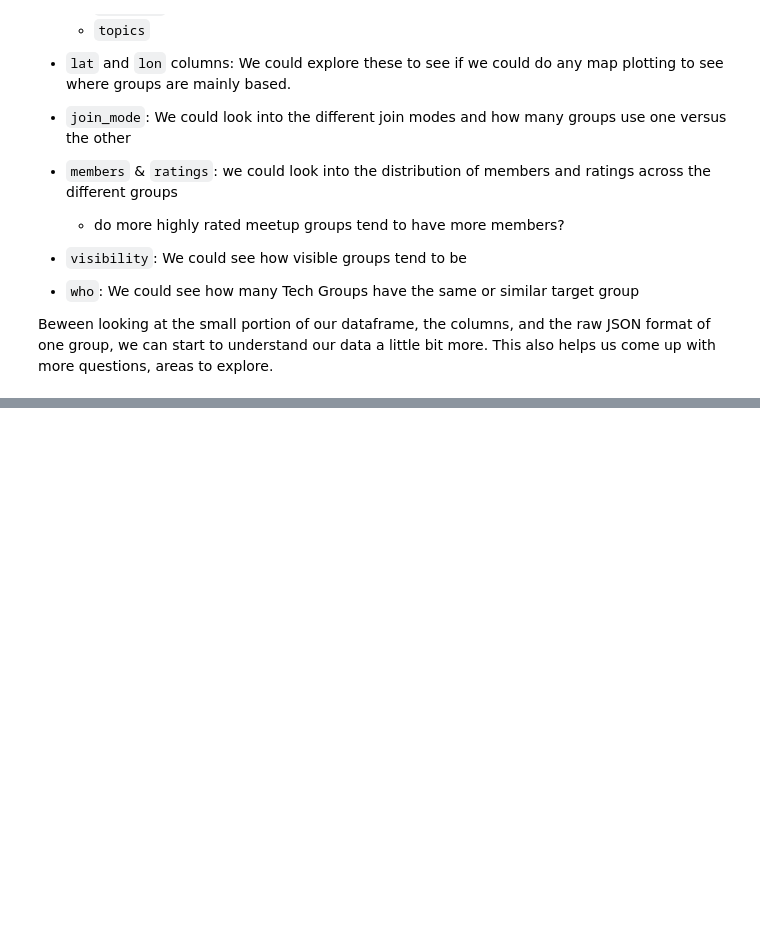
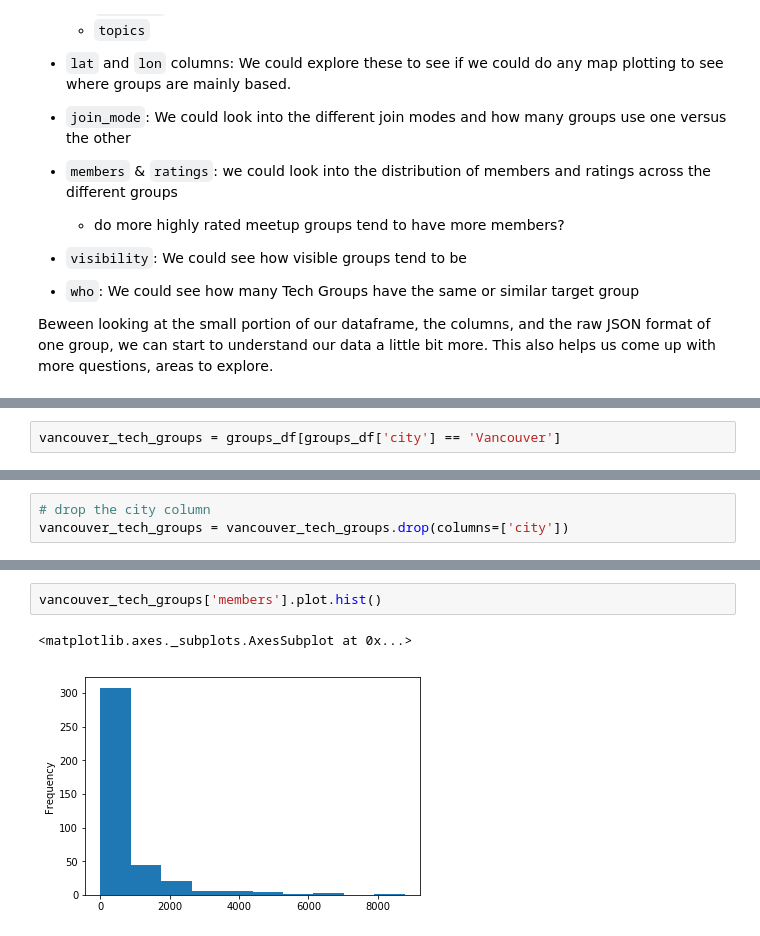
Before and after one commit to johannesgiorgis/ds_challenges, a Jupyter notebook: 01_explore_meetup_api/explore_vancouver_meetups.ipynb, the cells around one changed output, grey strips where cells are left out. Cells and saved outputs as stored; diff of their text form; blank space fills up the shorter version.

Commit message:
started exploring members

```diff
--- a/01_explore_meetup_api/explore_vancouver_meetups.ipynb
+++ b/01_explore_meetup_api/explore_vancouver_meetups.ipynb
@@ -476,0 +548,2 @@ Beween looking at the small portion of our dataframe, the columns, and the raw J
+# %%
+vancouver_tech_groups = groups_df[groups_df['city'] == 'Vancouver']
@@ -476,0 +584,3 @@ Beween looking at the small portion of our dataframe, the columns, and the raw J
+# %%
+# drop the city column
+vancouver_tech_groups = vancouver_tech_groups.drop(columns=['city'])
@@ -476,0 +603,5 @@ Beween looking at the small portion of our dataframe, the columns, and the raw J
+# %%
+vancouver_tech_groups['members'].plot.hist()
+# %% [output]
+<matplotlib.axes._subplots.AxesSubplot at 0x...>
+[figure, added]
```
Also changed, not shown: parts of 21 cells of this notebook.
